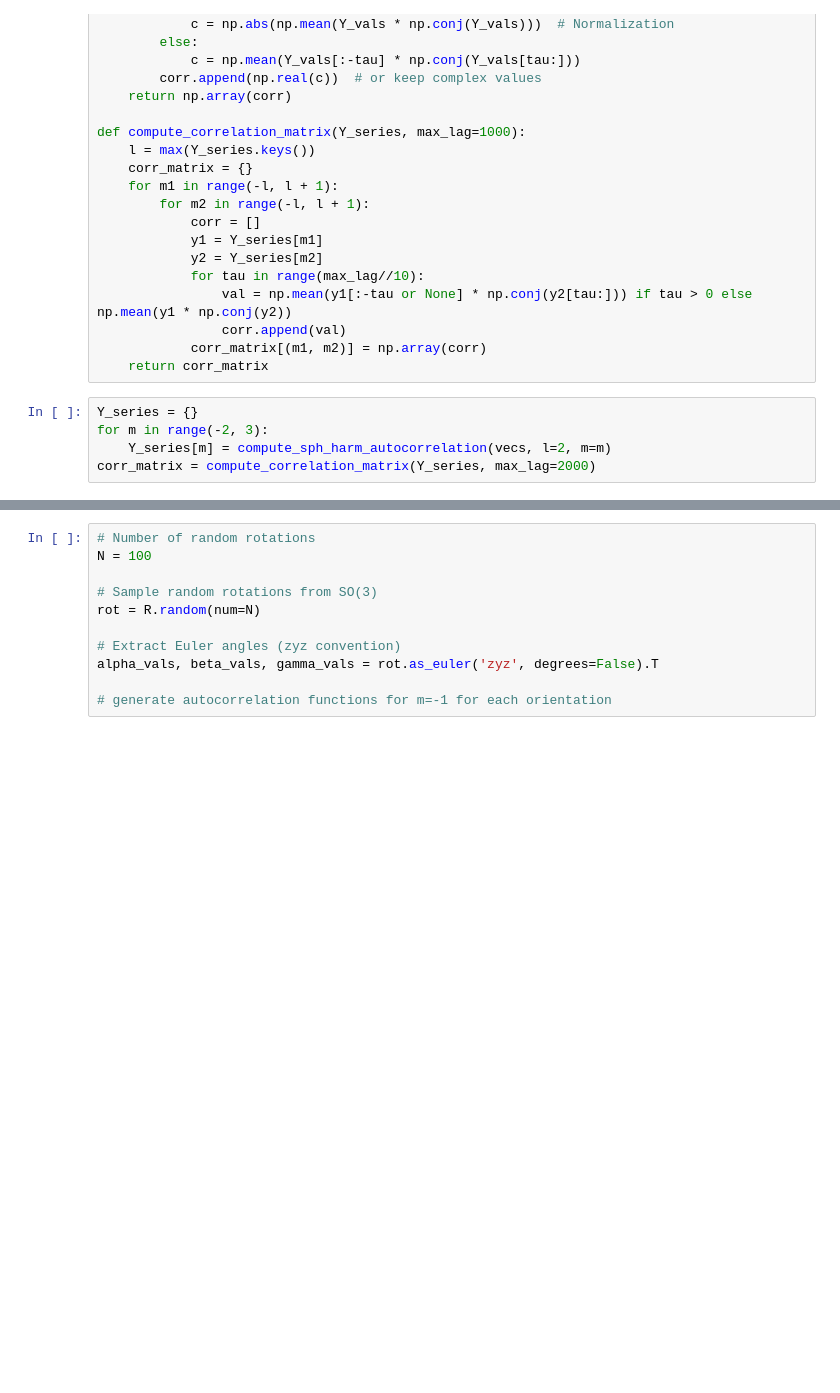
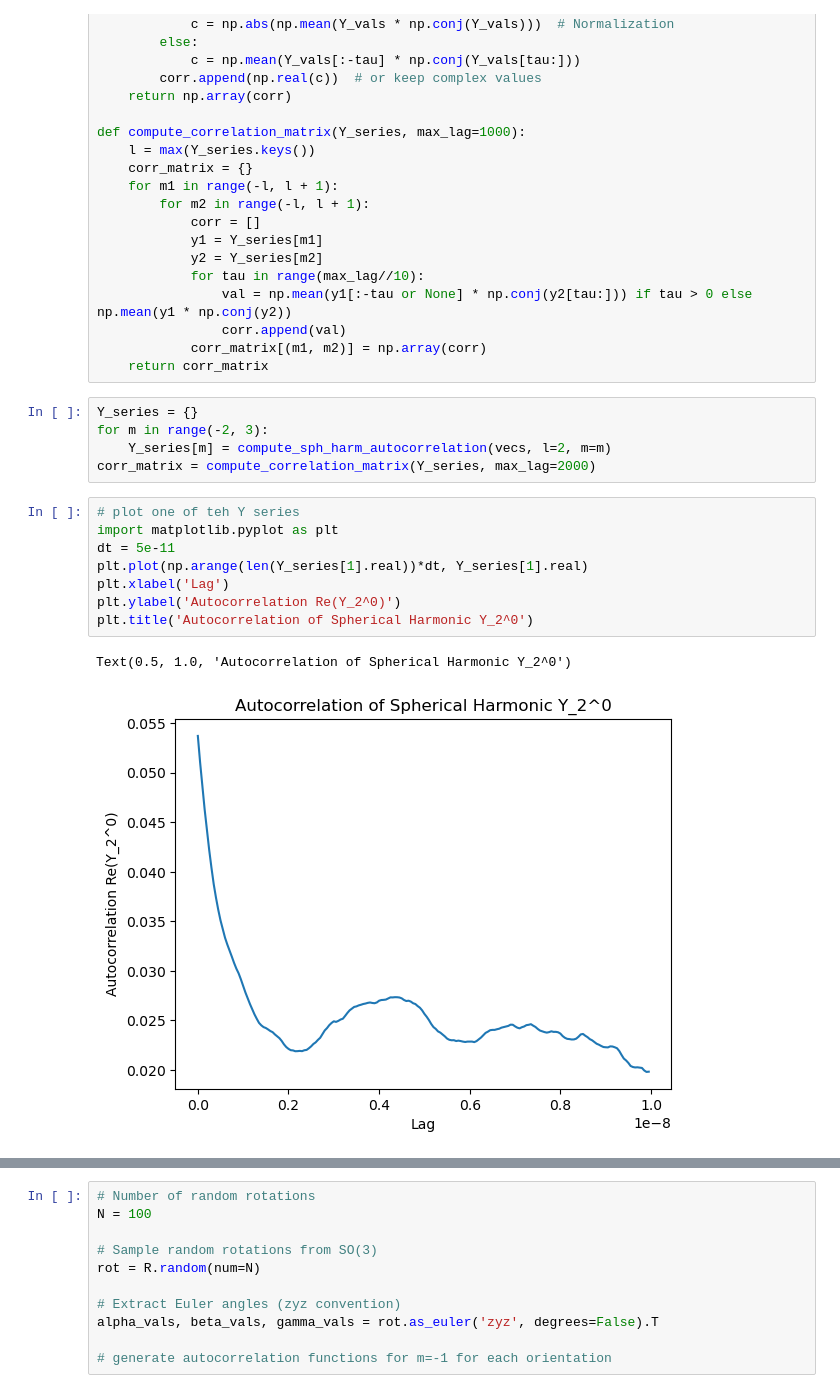
Before and after one commit to Xyunyao/KChannel_torsion_angle, a Jupyter notebook: T1_anisotropy_cal.ipynb, the cells around one changed output, grey strips where cells are left out. Cells and saved outputs as stored; diff of their text form; blank space fills up the shorter version.

```diff
--- a/T1_anisotropy_cal.ipynb
+++ b/T1_anisotropy_cal.ipynb
@@ -121,3 +348,14 @@ Y_series = {}
 for m in range(-2, 3):
     Y_series[m] = compute_sph_harm_autocorrelation(vecs, l=2, m=m)
 corr_matrix = compute_correlation_matrix(Y_series, max_lag=2000)
+# %%
+# plot one of teh Y series
+import matplotlib.pyplot as plt
+dt = 5e-11
+plt.plot(np.arange(len(Y_series[1].real))*dt, Y_series[1].real)
+plt.xlabel('Lag')
+plt.ylabel('Autocorrelation Re(Y_2^0)')
+plt.title('Autocorrelation of Spherical Harmonic Y_2^0')
+# %% [output]
+Text(0.5, 1.0, 'Autocorrelation of Spherical Harmonic Y_2^0')
+[figure, added]
```
Also changed, not shown: parts of 15 cells of this notebook.
